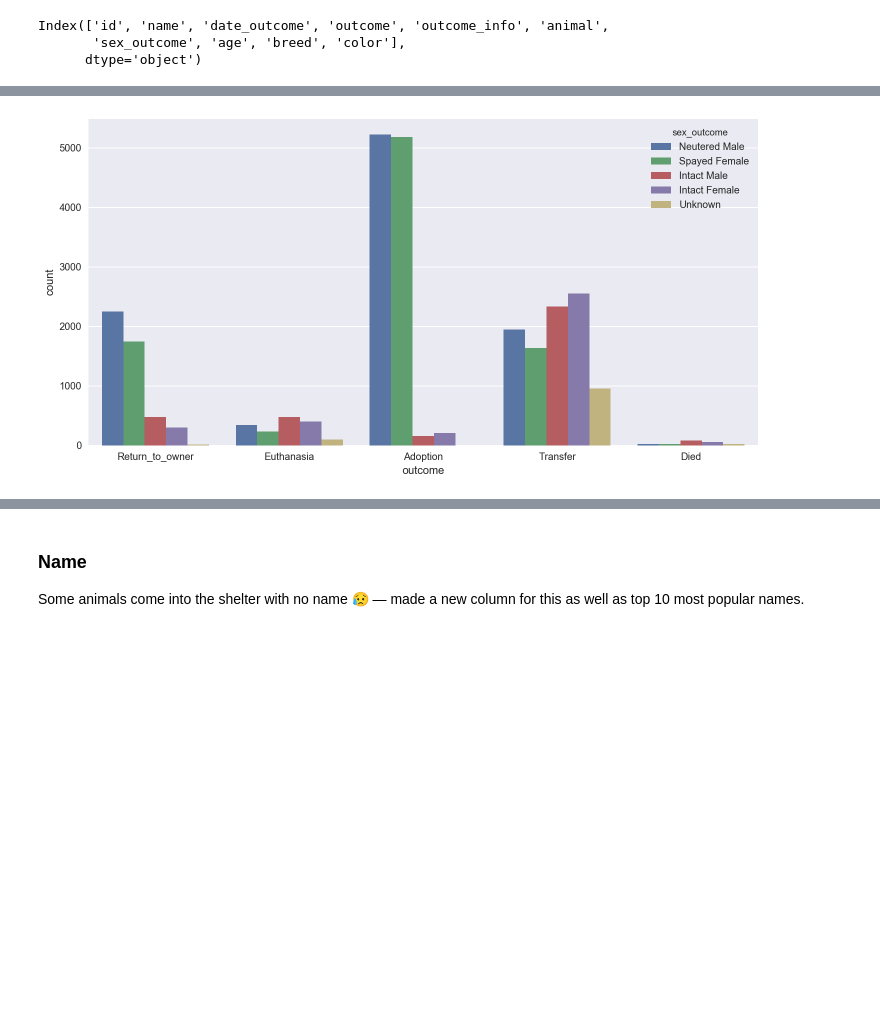
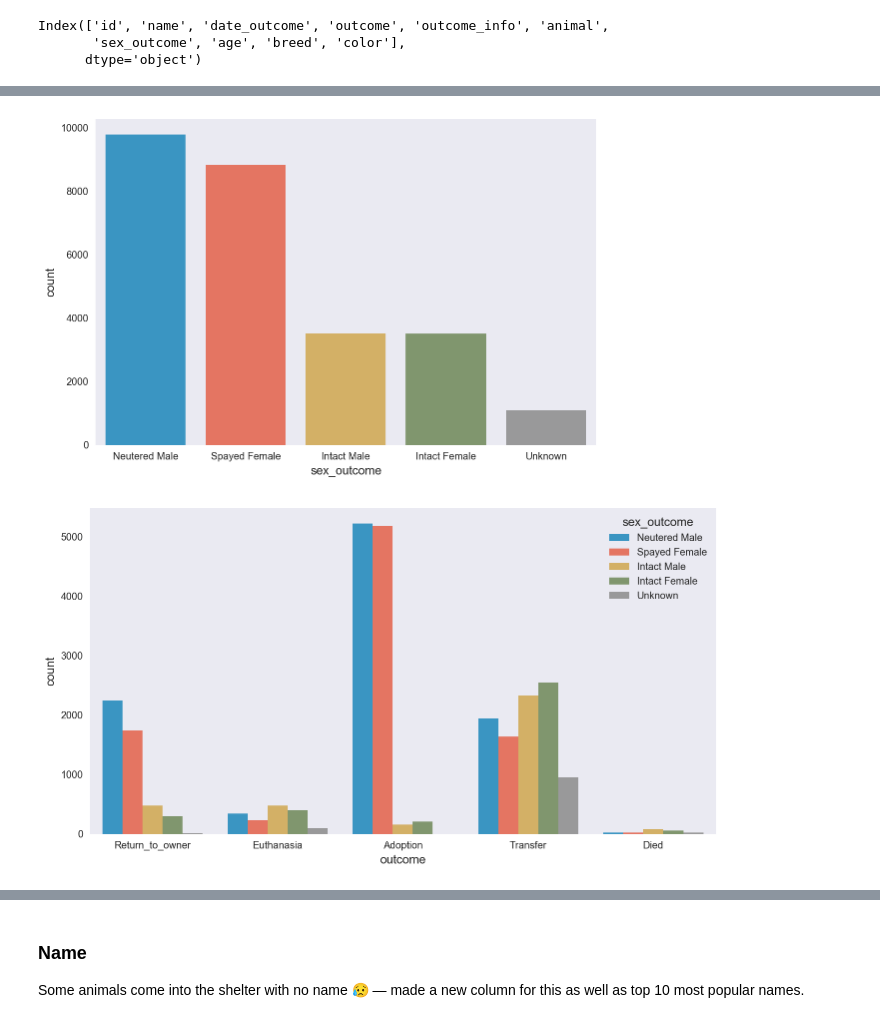
Before and after one commit to vnessified/adopt_me-, a Jupyter notebook: shelter_animal_outcomes.ipynb, the cells around one changed output, grey strips where cells are left out. Saved outputs shown, nothing was run; the diff lists cells and outputs as text; code cells hidden in the pictures; blank space fills up the shorter version.

```diff
--- a/shelter_animal_outcomes.ipynb
+++ b/shelter_animal_outcomes.ipynb
@@ -66,5 +74,11 @@ sns.countplot(x="outcome", hue="animal", data=animals);
+# %%
+plt.subplots(figsize=(8, 6))
+sns.countplot(x="sex_outcome", data=animals, alpha=0.85);
+# %% [output]
+[figure, added]
 # %%
-sns.countplot(x="outcome", hue="sex_outcome", data=animals, orient="v");
+plt.subplots(figsize=(10, 6))
+sns.countplot(x="outcome", hue="sex_outcome", data=animals, orient="v", alpha=0.85);
 # %% [output]
-[figure, old version]
+[figure, new version]
 # %%
```
Also changed, not shown: parts of 49 cells of this notebook.
